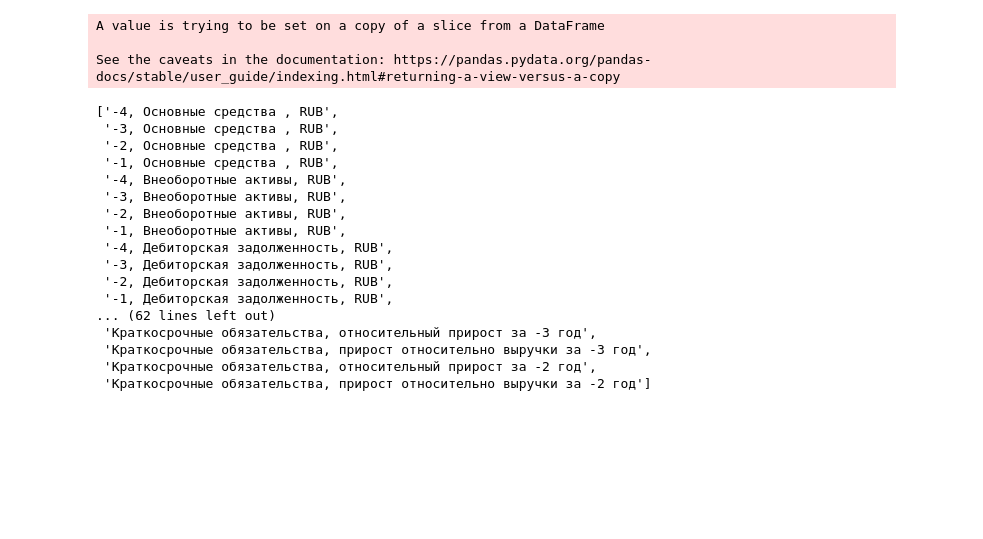
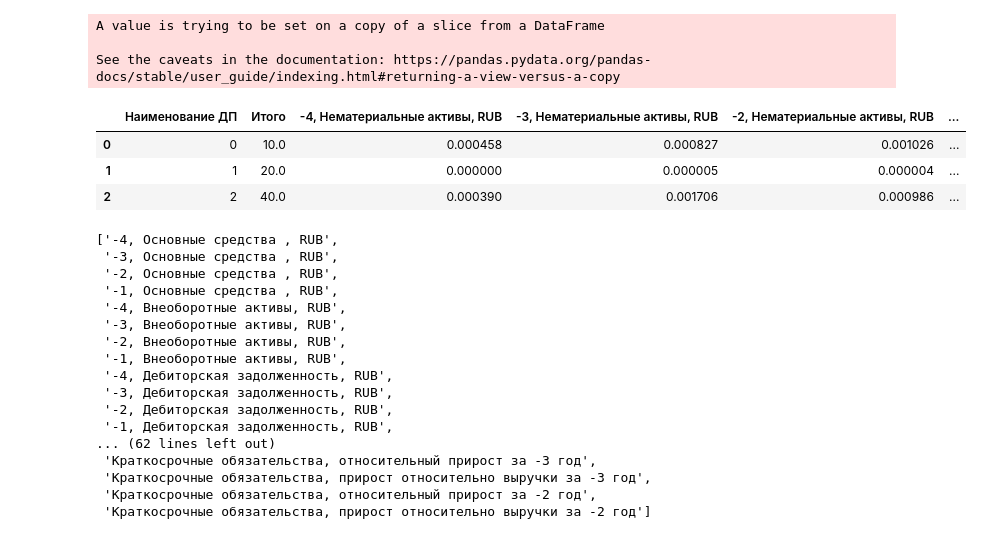
Before and after one commit to YurchenkoPO/McKinsey_Severstal_Hack_2022, a Jupyter notebook: notebooks/yurchenko.ipynb, the cells around one changed output. Saved outputs shown, nothing was run; the diff lists cells and outputs as text; code cells hidden in the pictures; blank space fills up the shorter version.

```diff
--- a/notebooks/yurchenko.ipynb
+++ b/notebooks/yurchenko.ipynb
@@ -33,6 +33,13 @@ df = df.loc[:, [col for col in df.columns if 'Факт' not in col]]
 A value is trying to be set on a copy of a slice from a DataFrame
 
 See the caveats in the documentation: https://pandas.pydata.org/pandas-docs/stable/user_guide/indexing.html#returning-a-view-versus-a-copy
+# %%
+df.head(3)
+# %% [output]
+|  | Наименование ДП | Итого | -4, Нематериальные активы, RUB | -3, Нематериальные активы, RUB | -2, Нематериальные активы, RUB | ... |
+| 0 | 0 | 10.0 | 0.000458 | 0.000827 | 0.001026 | ... |
+| 1 | 1 | 20.0 | 0.000000 | 0.000005 | 0.000004 | ... |
+| 2 | 2 | 40.0 | 0.000390 | 0.001706 | 0.000986 | ... |
 # %%
 new_cols = []
 for col in df.columns:
```
Also changed, not shown: parts of 9 cells of this notebook, 2 other files.
